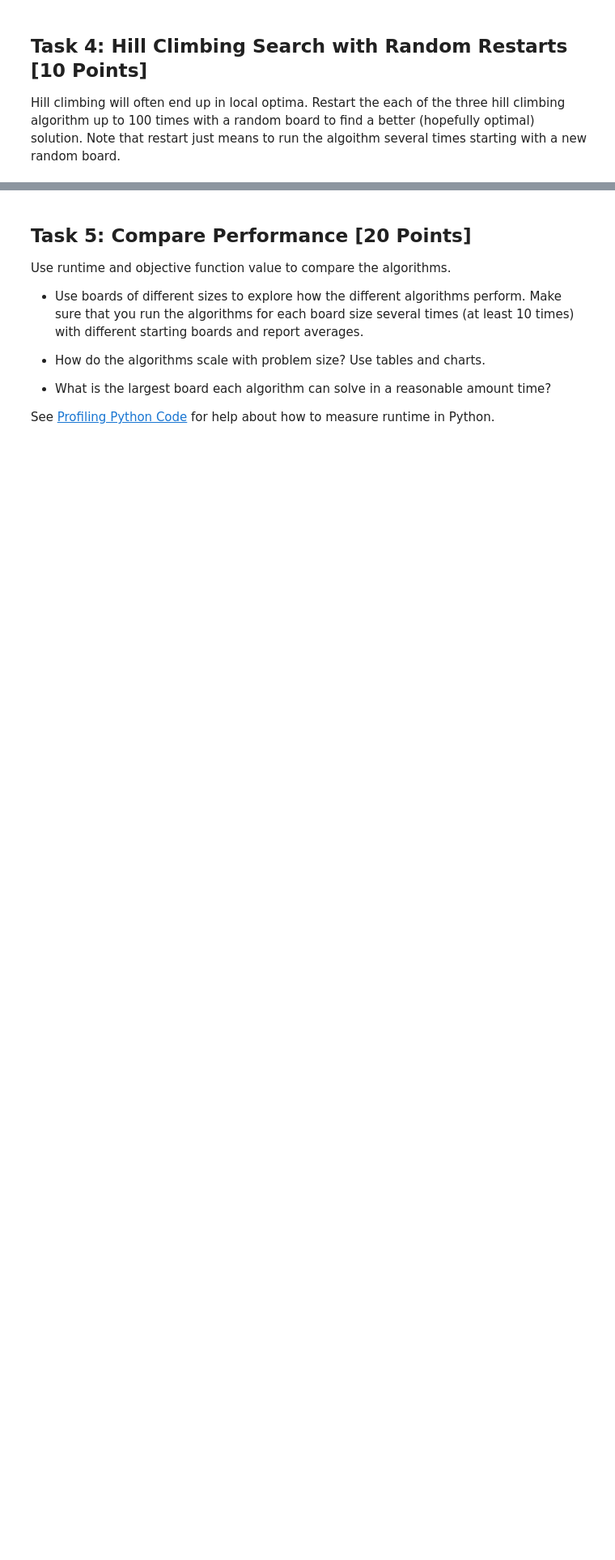
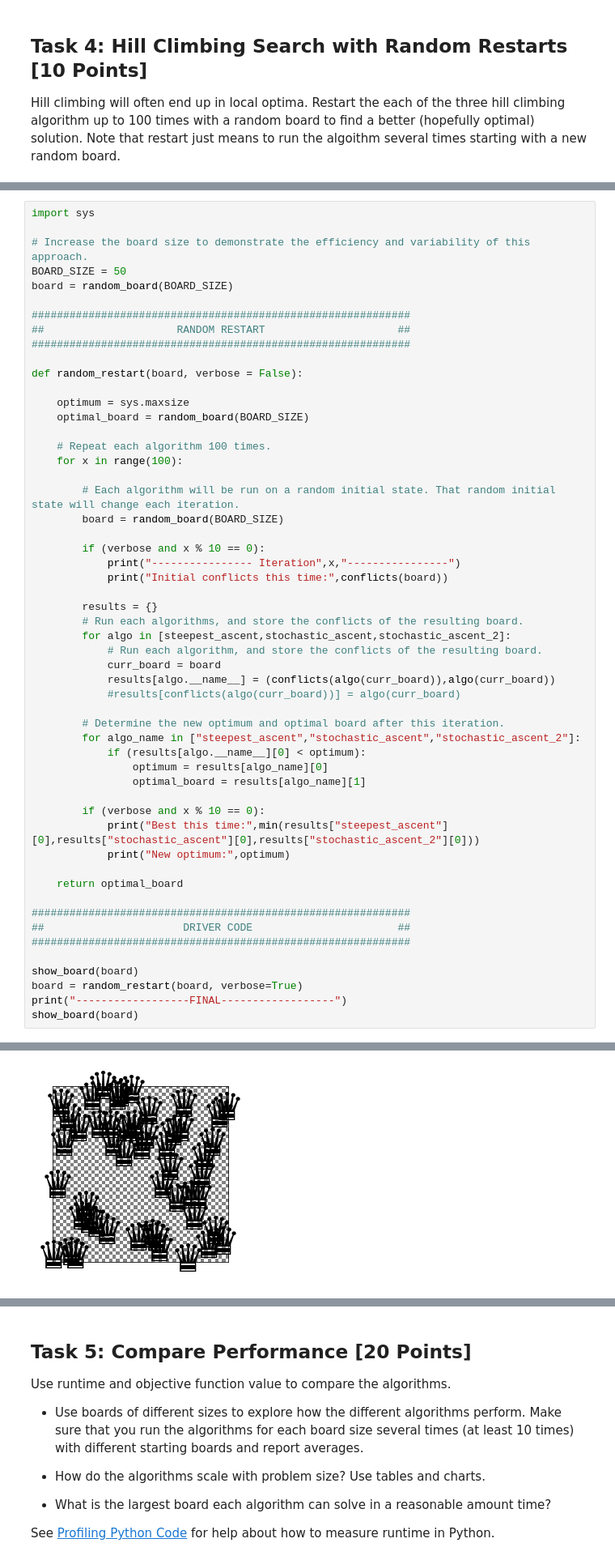
Before and after one commit to mplennon617/CS7320-AI, a Jupyter notebook: Local_Search/n_queens.ipynb, the cells around one changed output, grey strips where cells are left out. Shown at 81% size. Drawn from its saved outputs; the diff is of its cells as text; blank space fills up the shorter version.

```diff
--- a/Local_Search/n_queens.ipynb
+++ b/Local_Search/n_queens.ipynb
@@ -348,0 +475,55 @@ Hill climbing will often end up in local optima. Restart the each of the three h
+# %%
+import sys
+
+# Increase the board size to demonstrate the efficiency and variability of this approach.
+BOARD_SIZE = 50
+board = random_board(BOARD_SIZE)
+
+############################################################
+##                     RANDOM RESTART                     ##
+############################################################
+
+def random_restart(board, verbose = False):
+
+    optimum = sys.maxsize
+    optimal_board = random_board(BOARD_SIZE)
+
+    # Repeat each algorithm 100 times.
+    for x in range(100):
+
+        # Each algorithm will be run on a random initial state. That random initial state will change each iteration.
+        board = random_board(BOARD_SIZE)
+
+        if (verbose and x % 10 == 0):
+            print("---------------- Iteration",x,"----------------")
+            print("Initial conflicts this time:",conflicts(board))
+
+        results = {}
+        # Run each algorithms, and store the conflicts of the resulting board.
+        for algo in [steepest_ascent,stochastic_ascent,stochastic_ascent_2]:
+            # Run each algorithm, and store the conflicts of the resulting board.
+            curr_board = board
+            results[algo.__name__] = (conflicts(algo(curr_board)),algo(curr_board))
+            #results[conflicts(algo(curr_board))] = algo(curr_board)
+
+        # Determine the new optimum and optimal board after this iteration.
+        for algo_name in ["steepest_ascent","stochastic_ascent","stochastic_ascent_2"]:
+            if (results[algo.__name__][0] < optimum):
+                optimum = results[algo_name][0]
+                optimal_board = results[algo_name][1]
+
+        if (verbose and x % 10 == 0):
+            print("Best this time:",min(results["steepest_ascent"][0],results["stochastic_ascent"][0],results["stochastic_ascent_2"][0]))
+            print("New optimum:",optimum)
+
+    return optimal_board
+
+############################################################
+##                      DRIVER CODE                       ##
+############################################################
+
+show_board(board)
+board = random_restart(board, verbose=True)
+print("------------------FINAL------------------")
+show_board(board)
+# %% [output]
@@ -348,0 +531 @@ Hill climbing will often end up in local optima. Restart the each of the three h
+[figure, added]
```
Also changed, not shown: parts of 15 cells of this notebook.
